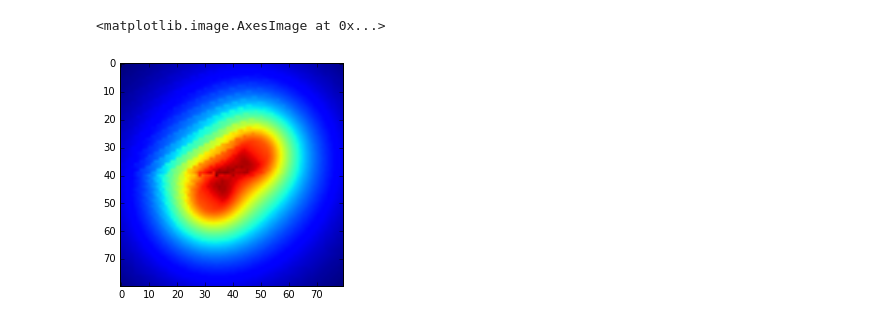
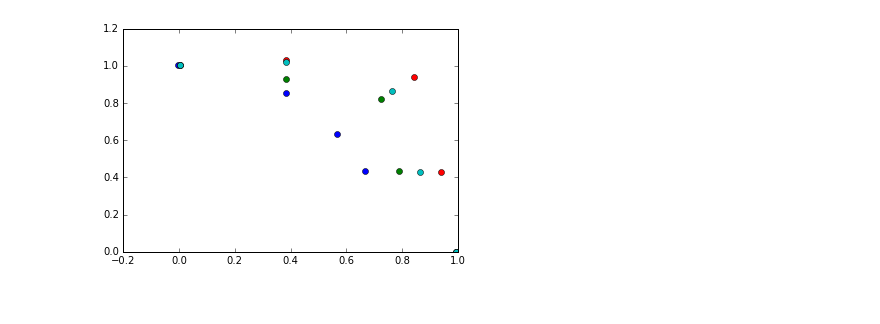
Before and after one commit to mbeyeler/pulse2percept, a Jupyter notebook: examples/notebooks/1.2-mb-exp-Horsager2011.ipynb, the cells around one changed output. Saved outputs shown, nothing was run; the diff lists cells and outputs as text; code cells hidden in the pictures.

```diff
--- a/examples/notebooks/1.2-mb-exp-Horsager2011.ipynb
+++ b/examples/notebooks/1.2-mb-exp-Horsager2011.ipynb
@@ -94,5 +0,0 @@ plt.imshow(R1.data[:, :, 100])
-# %%
-plt.imshow(R2.data[:, :, 100])
-# %% [output]
-<matplotlib.image.AxesImage at 0x...>
-[figure, removed]
@@ -98,0 +13,7 @@ plt.imshow(R2.data[:, :, 100])
+# %%
+# look at Horsager data
+data_horsager = loadmat('../../data/Horsager_2011/S05_C3_C2.mat')
+for x, y in zip(data_horsager['x'], data_horsager['y']):
+    plt.plot(x, y, 'o')
+# %% [output]
+[figure, added]
```
Also changed, not shown: parts of 39 cells of this notebook, 3 other files.
